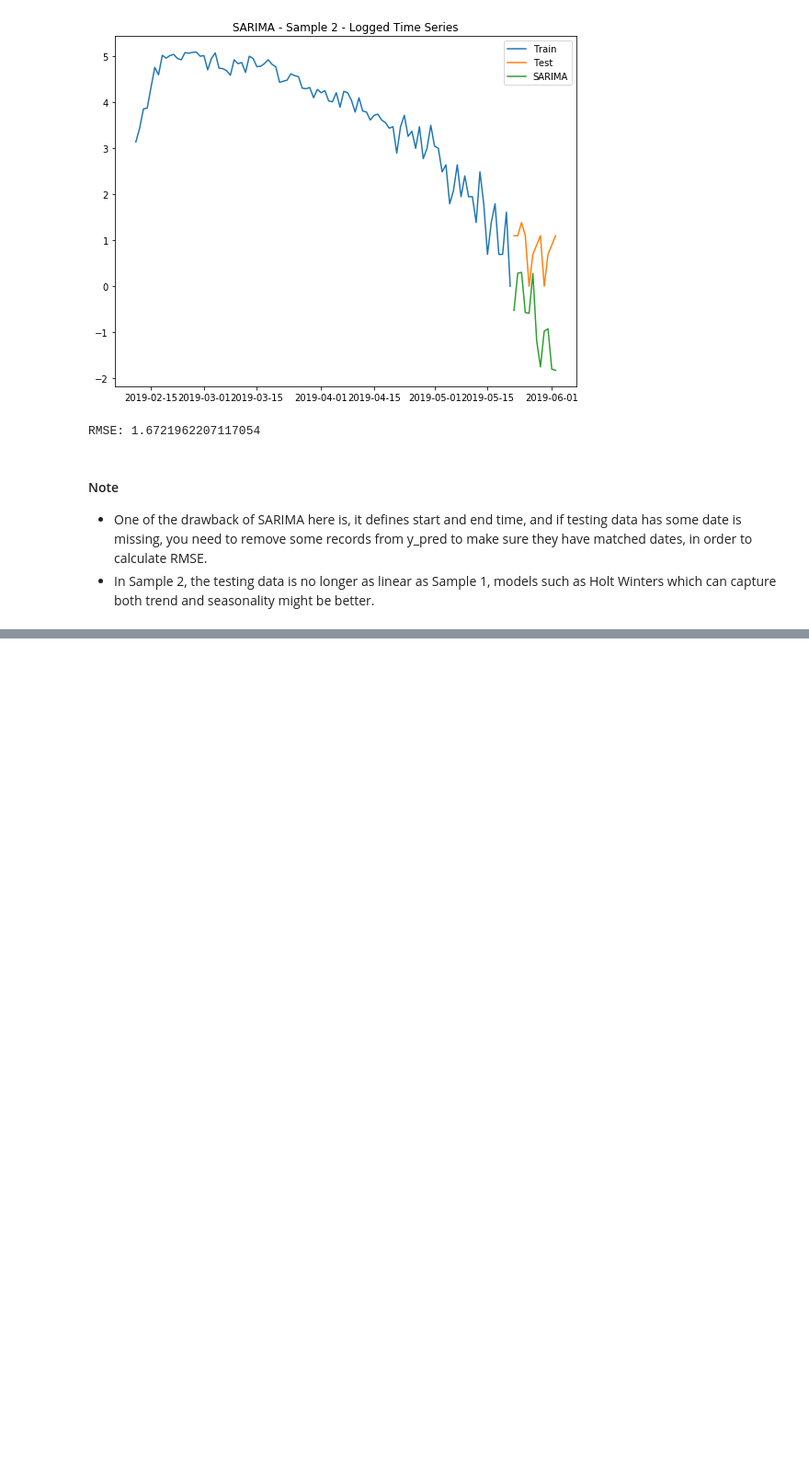
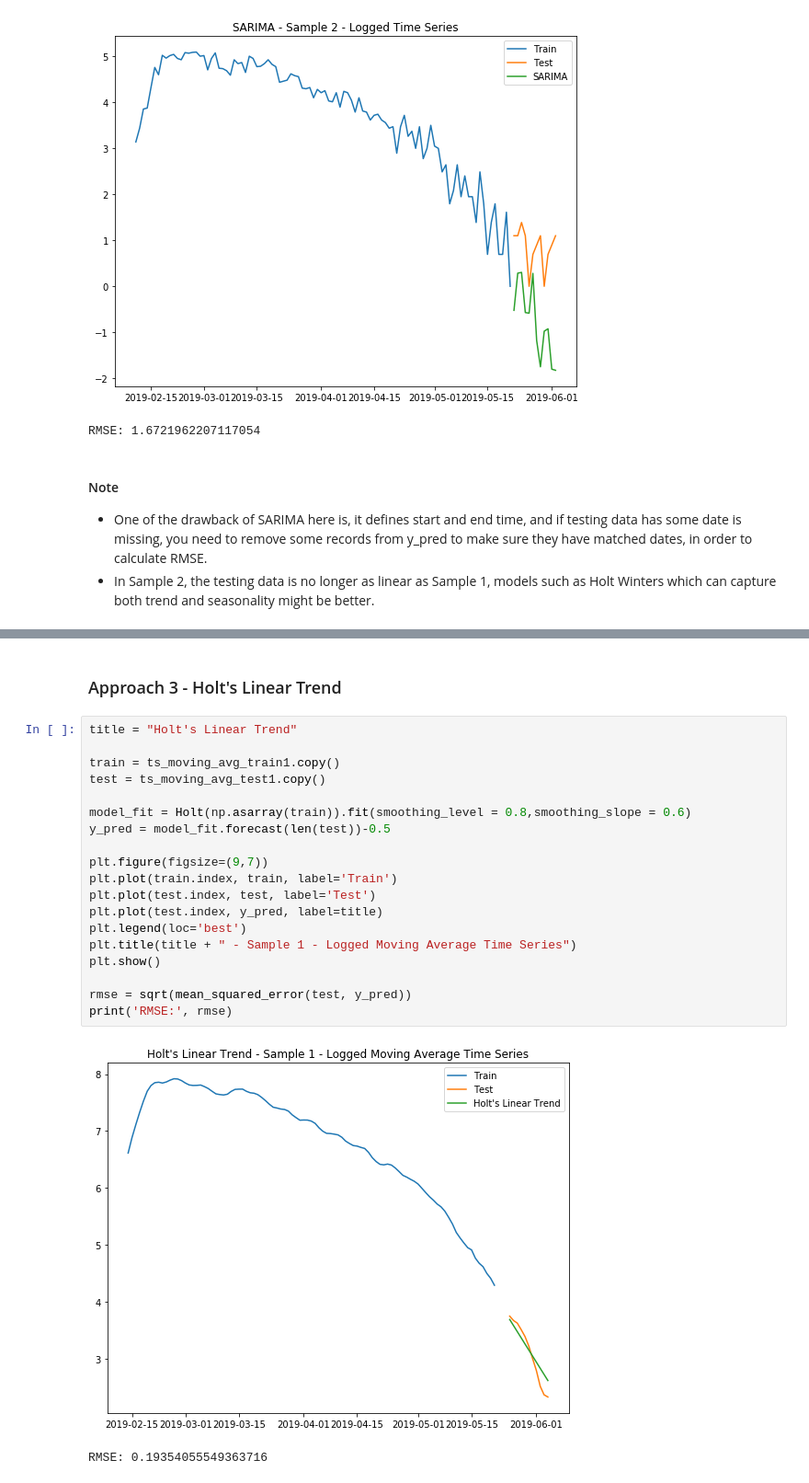
Before and after one commit to hanhanwu/Hanhan_Break_the_Limits, a Jupyter notebook: Bank_Fantasy/Golden_Bridge/forecast_experiemnts.ipynb, the cells around one changed output, grey strips where cells are left out. Shown at 92% size. Saved outputs shown, nothing was run; the diff lists cells and outputs as text; blank space fills up the shorter version.

```diff
--- a/Bank_Fantasy/Golden_Bridge/forecast_experiemnts.ipynb
+++ b/Bank_Fantasy/Golden_Bridge/forecast_experiemnts.ipynb
@@ -505,0 +554,24 @@ RMSE: 1.6721962207117054
+# %% [markdown]
+### Approach 3 - Holt's Linear Trend
+# %%
+title = "Holt's Linear Trend"
+
+train = ts_moving_avg_train1.copy()
+test = ts_moving_avg_test1.copy()
+
+model_fit = Holt(np.asarray(train)).fit(smoothing_level = 0.8,smoothing_slope = 0.6)
+y_pred = model_fit.forecast(len(test))-0.5
+
+plt.figure(figsize=(9,7))
+plt.plot(train.index, train, label='Train')
+plt.plot(test.index, test, label='Test')
+plt.plot(test.index, y_pred, label=title)
+plt.legend(loc='best')
+plt.title(title + " - Sample 1 - Logged Moving Average Time Series")
+plt.show()
+
+rmse = sqrt(mean_squared_error(test, y_pred))
+print('RMSE:', rmse)
+# %% [output]
+[figure, added]
+RMSE: 0.19354055549363716
```
Also changed, not shown: parts of 19 cells of this notebook.
